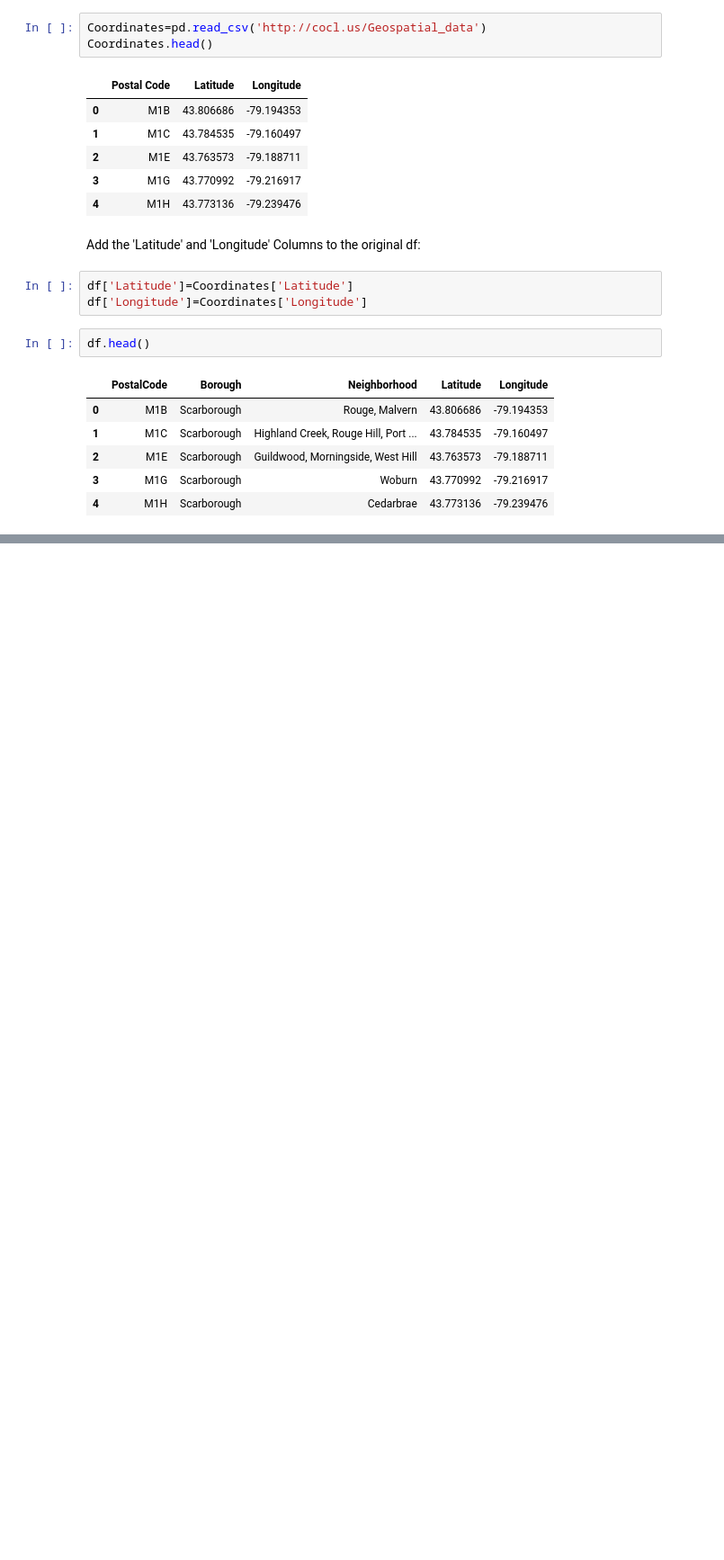
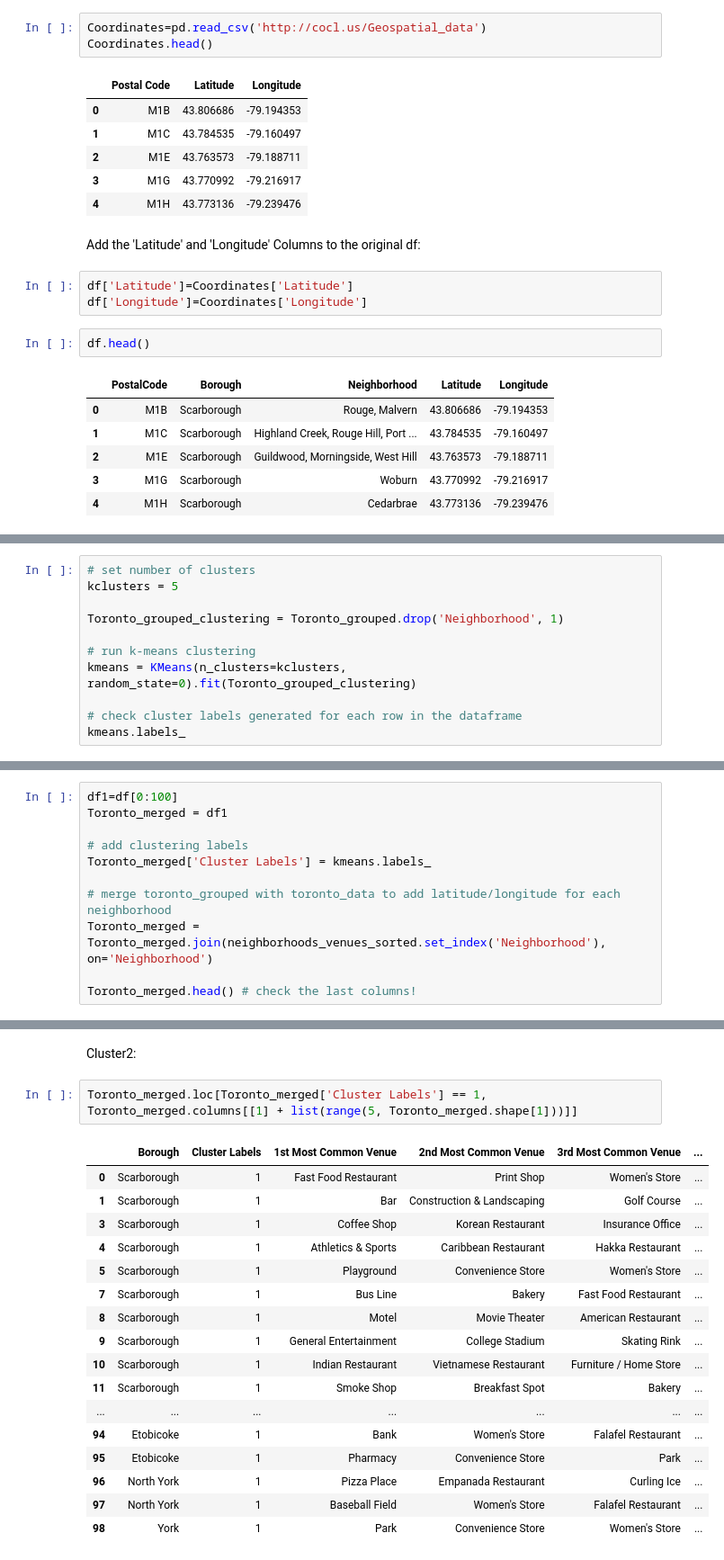
Before and after one commit to memo202010/Coursera_Capstone, a Jupyter notebook: Coursera_Capstone.ipynb, the cells around one changed output, grey strips where cells are left out. Shown at 90% size. Saved outputs shown, nothing was run; the diff lists cells and outputs as text; blank space fills up the shorter version.

```diff
--- a/Coursera_Capstone.ipynb
+++ b/Coursera_Capstone.ipynb
@@ -170,0 +575,11 @@ df.head()
+# %%
+# set number of clusters
+kclusters = 5
+
+Toronto_grouped_clustering = Toronto_grouped.drop('Neighborhood', 1)
+
+# run k-means clustering
+kmeans = KMeans(n_clusters=kclusters, random_state=0).fit(Toronto_grouped_clustering)
+
+# check cluster labels generated for each row in the dataframe
+kmeans.labels_
@@ -170,0 +592,11 @@ df.head()
+# %%
+df1=df[0:100]
+Toronto_merged = df1
+
+# add clustering labels
+Toronto_merged['Cluster Labels'] = kmeans.labels_
+
+# merge toronto_grouped with toronto_data to add latitude/longitude for each neighborhood
+Toronto_merged = Toronto_merged.join(neighborhoods_venues_sorted.set_index('Neighborhood'), on='Neighborhood')
+
+Toronto_merged.head() # check the last columns!
@@ -170,0 +648,22 @@ df.head()
+# %% [markdown]
+Cluster2:
+# %%
+Toronto_merged.loc[Toronto_merged['Cluster Labels'] == 1, Toronto_merged.columns[[1] + list(range(5, Toronto_merged.shape[1]))]]
+# %% [output]
+|  | Borough | Cluster Labels | 1st Most Common Venue | 2nd Most Common Venue | 3rd Most Common Venue | ... |
+| 0 | Scarborough | 1 | Fast Food Restaurant | Print Shop | Women's Store | ... |
+| 1 | Scarborough | 1 | Bar | Construction & Landscaping | Golf Course | ... |
+| 3 | Scarborough | 1 | Coffee Shop | Korean Restaurant | Insurance Office | ... |
+| 4 | Scarborough | 1 | Athletics & Sports | Caribbean Restaurant | Hakka Restaurant | ... |
+| 5 | Scarborough | 1 | Playground | Convenience Store | Women's Store | ... |
+| 7 | Scarborough | 1 | Bus Line | Bakery | Fast Food Restaurant | ... |
+| 8 | Scarborough | 1 | Motel | Movie Theater | American Restaurant | ... |
+| 9 | Scarborough | 1 | General Entertainment | College Stadium | Skating Rink | ... |
+| 10 | Scarborough | 1 | Indian Restaurant | Vietnamese Restaurant | Furniture / Home Store | ... |
+| 11 | Scarborough | 1 | Smoke Shop | Breakfast Spot | Bakery | ... |
+| ... | ... | ... | ... | ... | ... | ... |
+| 94 | Etobicoke | 1 | Bank | Women's Store | Falafel Restaurant | ... |
+| 95 | Etobicoke | 1 | Pharmacy | Convenience Store | Park | ... |
+| 96 | North York | 1 | Pizza Place | Empanada Restaurant | Curling Ice | ... |
+| 97 | North York | 1 | Baseball Field | Women's Store | Falafel Restaurant | ... |
+| 98 | York | 1 | Park | Convenience Store | Women's Store | ... |
```
Also changed, not shown: parts of 47 cells of this notebook.
